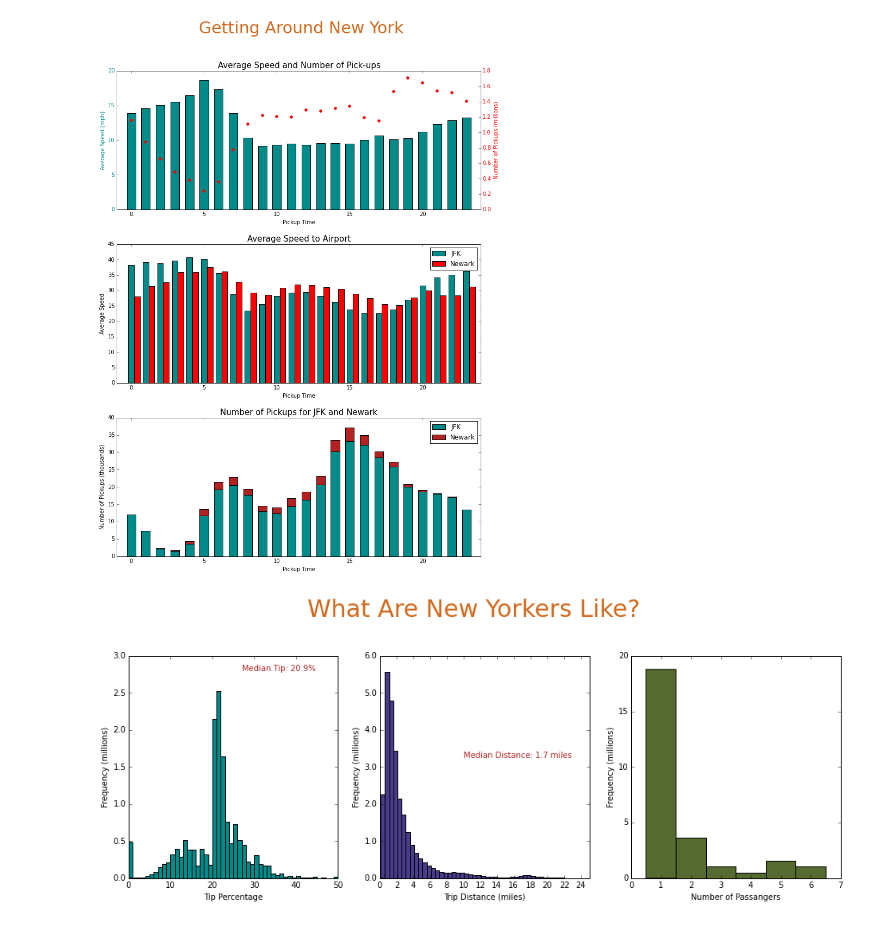
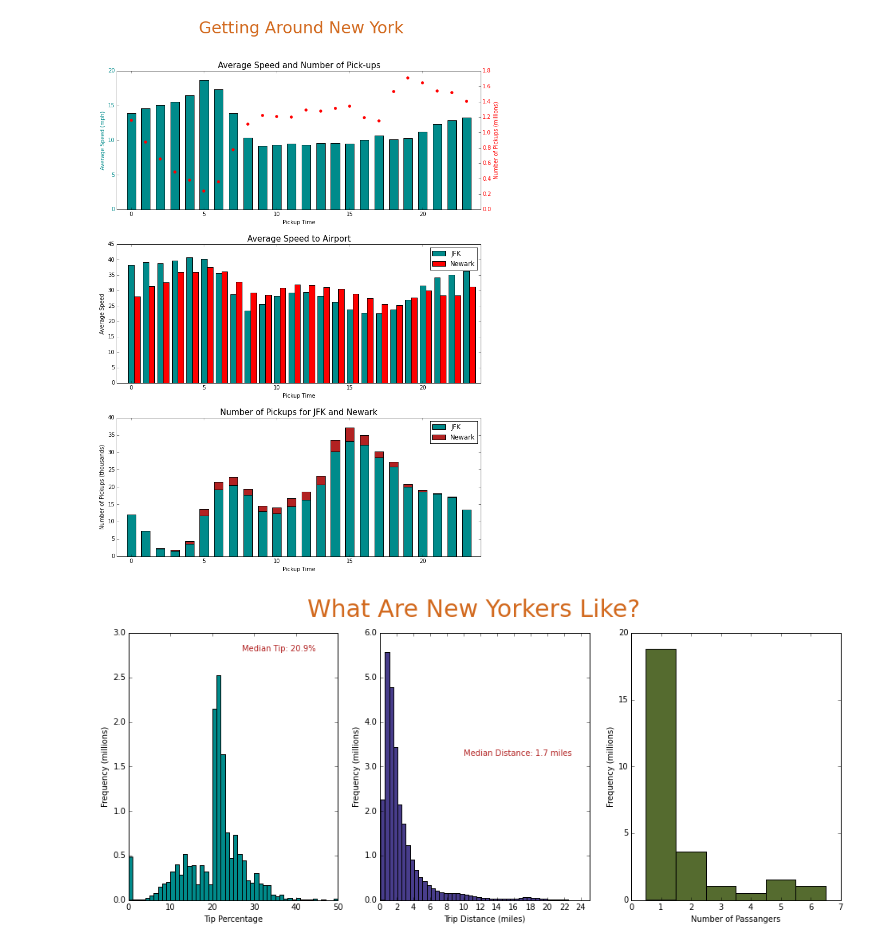
Before and after one commit to TrevorRempel/Data-Incubator, a Jupyter notebook: taxi_analysis.ipynb, the cells around one changed output. Drawn from its saved outputs; the diff is of its cells as text; code cells hidden in the pictures.

```diff
--- a/taxi_analysis.ipynb
+++ b/taxi_analysis.ipynb
@@ -229,7 +229,7 @@ pass_counts = taxi[taxi["passenger_count"] > 0]["passenger_count"]
 passC = pass_counts[pass_counts < 7]
 # %%
 #Instantiate the figure
-fig1 = plt.figure(figsize = (16, 5))
+fig1 = plt.figure(figsize = (16, 6))
 gs = mpl.gridspec.GridSpec(1, 3)
 
 '''
@@ -243,33 +243,33 @@ ax1.yaxis.set_major_formatter(mpl.ticker.FuncFormatter(lambda y, pos: ('%.1f')%(
 ax1.set_ylabel("Frequency (millions)")
 ax1.set_xlabel("Tip Percentage")
 ax1.text(27,2.8E6,"Median Tip: " + "{:.1f}".format(percent.median())+"%", color = 'firebrick')
 
 
 
 '''
 Second plot is distribution of distances travelled, use 50 bins so each bin is a half mile.
 '''
 ax2 = plt.subplot(gs[0,1])
 ax2 = distances.hist(bins = 50, grid = False, color = 'darkslateblue')
 #ax2.set_xlim(0,25)
 ax2.yaxis.set_major_formatter(mpl.ticker.FuncFormatter(lambda y, pos: ('%.1f')%(y*1e-6)))
 ax2.set_ylabel("Frequency (millions)")
 ax2.set_xlabel("Trip Distance (miles)")
 ax2.set_xticks(range(0,25,2));
 ax2.text(10,3.25E6,"Median Distance: " + "{:.1f}".format(median_dist)+" miles", color = 'firebrick')
 
 
 
 '''
 Third plot is distrubtion of number of passangers
 '''
 ax3 = plt.subplot(gs[0,2])
 ax3=passC.hist(bins = range(1,8),align = 'left',color = 'darkolivegreen', grid = False)
 #ax3.set_xticks(b);
 ax3.yaxis.set_major_formatter(mpl.ticker.FuncFormatter(lambda y, pos: ('%.0f')%(y*1e-6)))
 ax3.set_ylabel("Frequency (millions)")
 ax3.set_xlabel("Number of Passangers")
-plt.suptitle("What Are New Yorkers Like?", fontsize = 30, color = 'chocolate',y=1.1)
-fig1.savefig("newyorkes.png")
+plt.suptitle("What Are New Yorkers Like?", fontsize = 30, color = 'chocolate',y=1)
+fig1.savefig("newyorkers.png")
 # %% [output]
-[figure, old version]
+[figure, new version]
```
